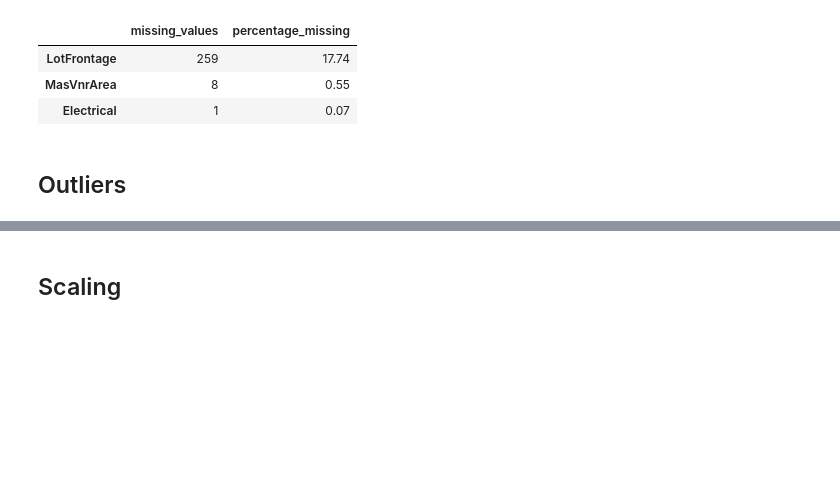
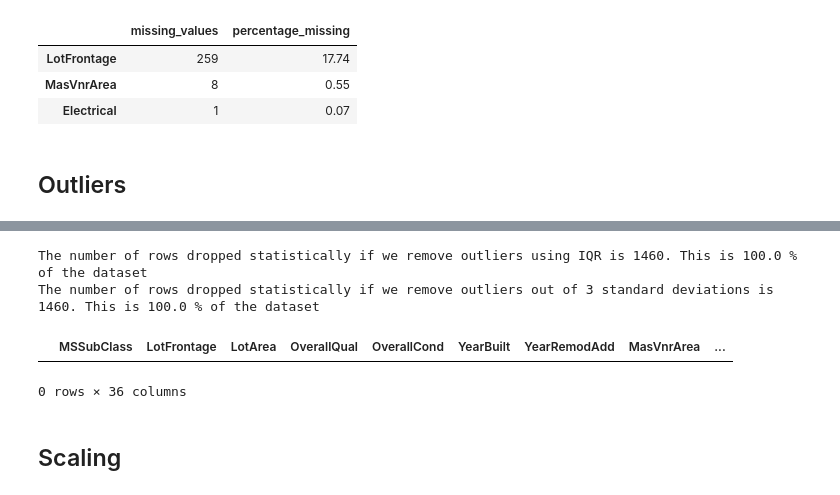
Before and after one commit to rriesco/kaggle-houses, a Jupyter notebook: houses_preprocessing.ipynb, the cells around one changed output, grey strips where cells are left out. Saved outputs shown, nothing was run; the diff lists cells and outputs as text; code cells hidden in the pictures; blank space fills up the shorter version.

Commit message:
outliers

```diff
--- a/houses_preprocessing.ipynb
+++ b/houses_preprocessing.ipynb
@@ -225,3 +242,49 @@ count_nulls_v2(clean_df)
+# %%
+from scipy.stats import zscore
+
+def counting_outliers(df, how='IQR'):
+    if how == 'IQR':
+        for col in raw_df.columns:
+            Q3 = df[col].quantile(0.75)
+            Q1 = df[col].quantile(0.25)
+            IQR = Q3 - Q1
+            outliers = df.loc[(df[col] < Q1 - 1.5*IQR) | (df[col] > Q3 + 1.5*IQR)]
+            print(f'Outliers for the feature {col} = {len(outliers)}')
+    if how == '3sigma':
+        for col in raw_df.columns:
+            outliers = raw_df.loc[abs(zscore(raw_df[col])) > 3, col]
+            print(f'Outliers for the feature {col} = {len(outliers)}')
+
+
+def removing_outliers(df, how='IQR'):
+    out_df = df
+    if how == 'IQR':
+        for col in out_df.columns:
+            Q3 = df[col].quantile(0.75)
+            Q1 = df[col].quantile(0.25)
+            IQR = Q3 - Q1
+            out_df = out_df.loc[(out_df[col] > Q1 - 1.5*IQR) & (out_df[col] < Q3 + 1.5*IQR)]
+        return out_df
+
+    if how == '3sigma':
+        for col in out_df.columns:
+            out_df = out_df.loc[abs(zscore(out_df[col])) < 3]
+        return out_df
+# %%
+out_IQR = removing_outliers(clean_df.select_dtypes(include='number'), how='IQR')
+out_3sigma = removing_outliers(clean_df.select_dtypes(include='number'), how='3sigma')
+
+
+print(f'The number of rows dropped statistically if we remove outliers using IQR is {len(clean_df) - len(out_IQR)}. This is {round(100 - len(out_IQR)/len(clean_df)*100, 1)} % of the dataset')
+print(f'The number of rows dropped statistically if we remove outliers out of 3 standard deviations is {len(clean_df) - len(out_3sigma)}. This is {round(100 - len(out_3sigma)/len(clean_df)*100, 1)} % of the dataset')
+# %% [output]
+The number of rows dropped statistically if we remove outliers using IQR is 1460. This is 100.0 % of the dataset
+The number of rows dropped statistically if we remove outliers out of 3 standard deviations is 1460. This is 100.0 % of the dataset
+# %%
+out_IQR
+# %% [output]
+|  | MSSubClass | LotFrontage | LotArea | OverallQual | OverallCond | YearBuilt | YearRemodAdd | MasVnrArea | ... |
+0 rows × 36 columns
 # %% [markdown]
 ## Scaling
 # %% [markdown]
```
Also changed, not shown: parts of 2 cells of this notebook.
